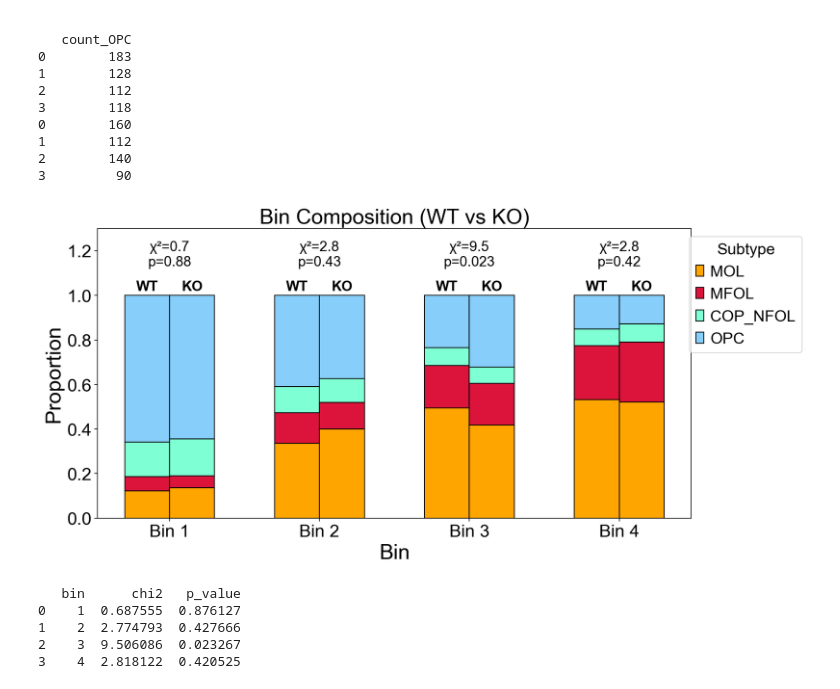
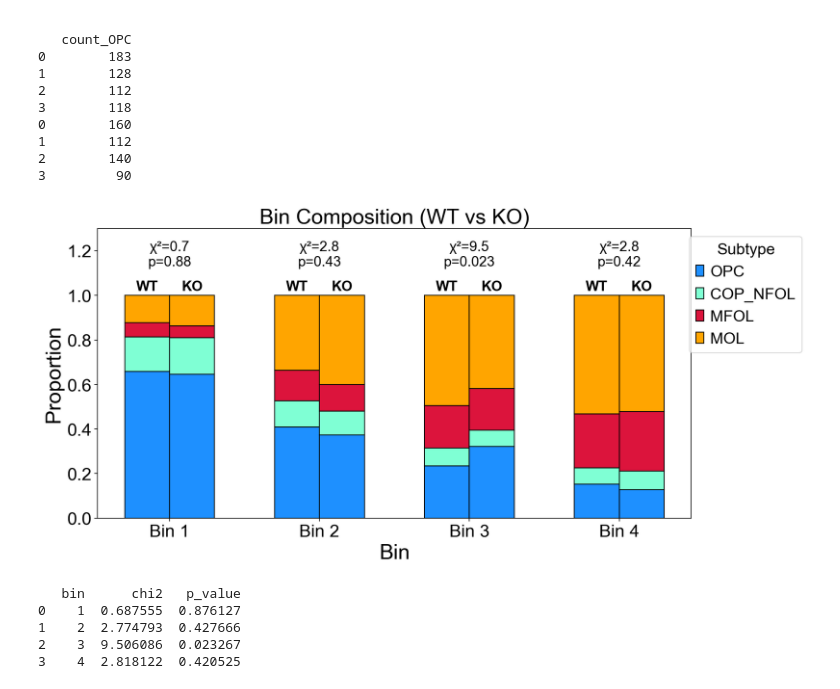
Before and after one commit to Eroglu-Lab/Sejourne-et-al-2026, a Jupyter notebook: ctnnd2_xenium/xenium_dist_calc_oligo_barplots_cleaned.ipynb, the cells around one changed output. Saved outputs shown, nothing was run; the diff lists cells and outputs as text; code cells hidden in the pictures.

Commit message:
updated xenium oligo counting script

```diff
--- a/ctnnd2_xenium/xenium_dist_calc_oligo_barplots_cleaned.ipynb
+++ b/ctnnd2_xenium/xenium_dist_calc_oligo_barplots_cleaned.ipynb
@@ -292,8 +292,8 @@ print(df_counts.head(10))
 
 df_counts = df_counts.set_index(['group', 'bin_number'])
 
-# Reorder columns so Upper is plotted top of stack
-df_counts = df_counts[['count_MOL', 'count_MFOL', 'count_COP_NFOL', 'count_OPC']]
+# Reorder columns so OPC is plotted bottom of stack
+df_counts = df_counts[['count_OPC', 'count_COP_NFOL', 'count_MFOL', 'count_MOL']]
 df_prop = df_counts.div(df_counts.sum(axis=1), axis=0)
 
 # Reshape index for grouped plotting
@@ -308,8 +308,8 @@ chi_labels = {}
 for b in bins:
     sub = df_counts[df_counts['bin_number'] == b]
 
-    wt = sub[sub['group'] == 'WT'][['count_MOL', 'count_MFOL', 'count_COP_NFOL', 'count_OPC']].values.flatten()
-    ko = sub[sub['group'] == 'KO'][['count_MOL', 'count_MFOL', 'count_COP_NFOL', 'count_OPC']].values.flatten()
+    wt = sub[sub['group'] == 'WT'][['count_OPC', 'count_COP_NFOL', 'count_MFOL', 'count_MOL']].values.flatten()
+    ko = sub[sub['group'] == 'KO'][['count_OPC', 'count_COP_NFOL', 'count_MFOL', 'count_MOL']].values.flatten()
 
     contingency = np.vstack([wt, ko]).T  # layers × groups
 
@@ -345,14 +345,14 @@ width = 0.3
 
 fig, ax = plt.subplots(figsize=(12, 6))
 
-colors = ['orange', 'crimson', 'aquamarine', 'lightskyblue']  # MOL, MFOL, COP_NFOL, OPC
+colors = ['dodgerblue', 'aquamarine', 'crimson',  'orange' ]  # MOL, MFOL, COP_NFOL, OPC
 
 bar_tops = {}
 
 # Loop through WT and KO
 for i, group in enumerate(groups):
     dfp = df_prop[df_prop['group'] == group].set_index('bin_number').loc[bins]
-    bar_tops[group] = dfp[['count_MOL', 'count_MFOL', 'count_COP_NFOL', 'count_OPC']].sum(axis=1).values
+    bar_tops[group] = dfp[['count_OPC', 'count_COP_NFOL', 'count_MFOL', 'count_MOL']].sum(axis=1).values
     dfc = df_counts[df_counts['group'] == group].set_index('bin_number').loc[bins]
 
     bottoms = np.zeros(len(bins))
@@ -372,7 +372,7 @@ for i, group in enumerate(groups):
             fontweight='bold'
         )
 
-    for j, col in enumerate(['count_MOL', 'count_MFOL', 'count_COP_NFOL', 'count_OPC']):
+    for j, col in enumerate(['count_OPC', 'count_COP_NFOL', 'count_MFOL', 'count_MOL']):
         bars = ax.bar(
             x + (i - 0.5) * width,
             dfp[col],
@@ -396,35 +396,35 @@ ax.set_title("Bin Composition (WT vs KO)", fontsize=24)
 ax.set_ylim(0, 1.1)
 
 ax.grid(False)
 
 # Cleaner legend (only layers, not duplicated WT/KO)
 handles, labels = ax.get_legend_handles_labels()
-ax.legend(handles[:4], ['MOL', 'MFOL', 'COP_NFOL', 'OPC'],
+ax.legend(handles[:4], ['OPC', 'COP_NFOL', 'MFOL', 'MOL'],
           bbox_to_anchor=(1.2, 1), loc='upper right', fontsize=18, title='Subtype', title_fontsize=18)
 
 for i, b in enumerate(bins):
     # center between WT and KO bars
     x_center = x[i]
 
     # find max height of either WT or KO stack (should be ~1.0)
     y_top = 1.12
     ax.set_ylim(0, 1.3)
 
     ax.text(
         x_center,
         y_top,
         chi_labels[b],
         ha='center',
         va='bottom',
         fontsize=16
     )
 
 #plt.tight_layout(pad=3)   # increase padding
 
 plt.savefig(f"{parent_dir}/plots/oligo_binned_barplot_stacked.pdf", dpi=300)  # save as PDF
 plt.show()
 # %% [output]
-[figure, old version]
+[figure, new version]
 # %%
 from scipy.stats import chi2_contingency
 
```
Also changed, not shown: parts of 1 cell of this notebook.
